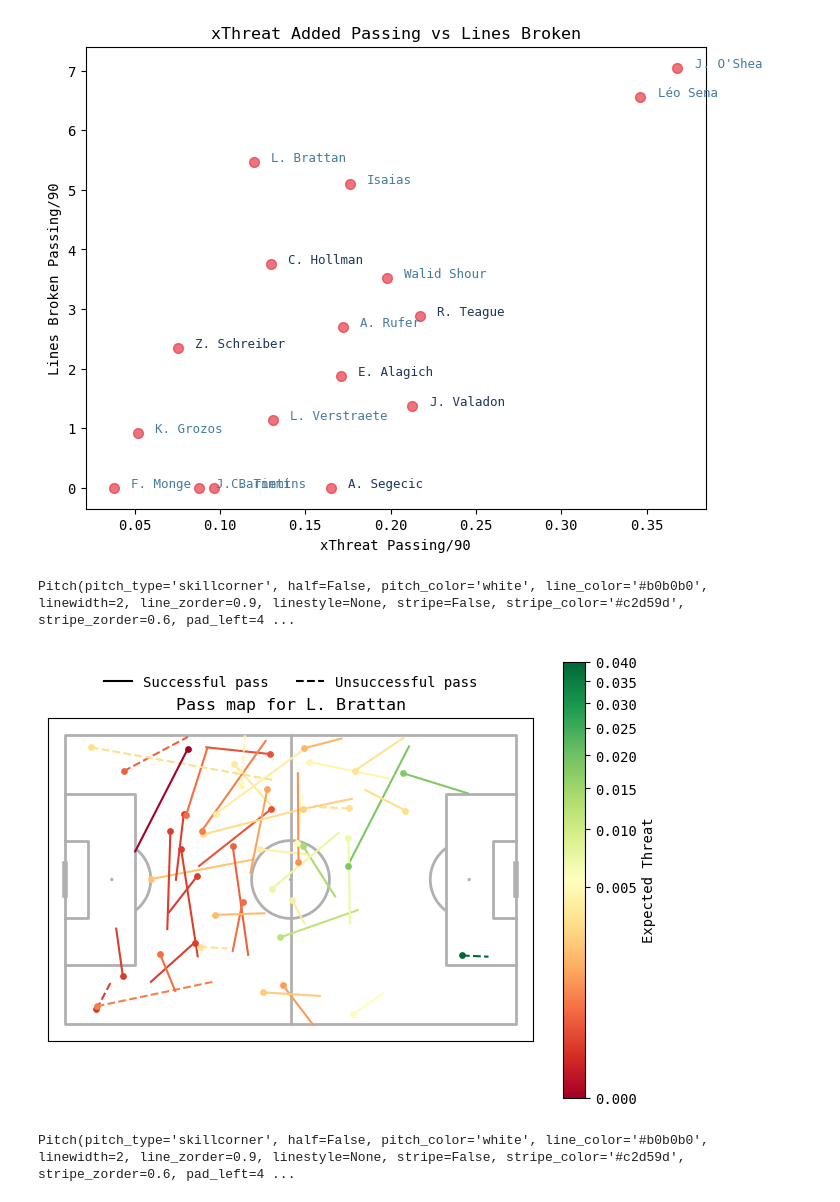
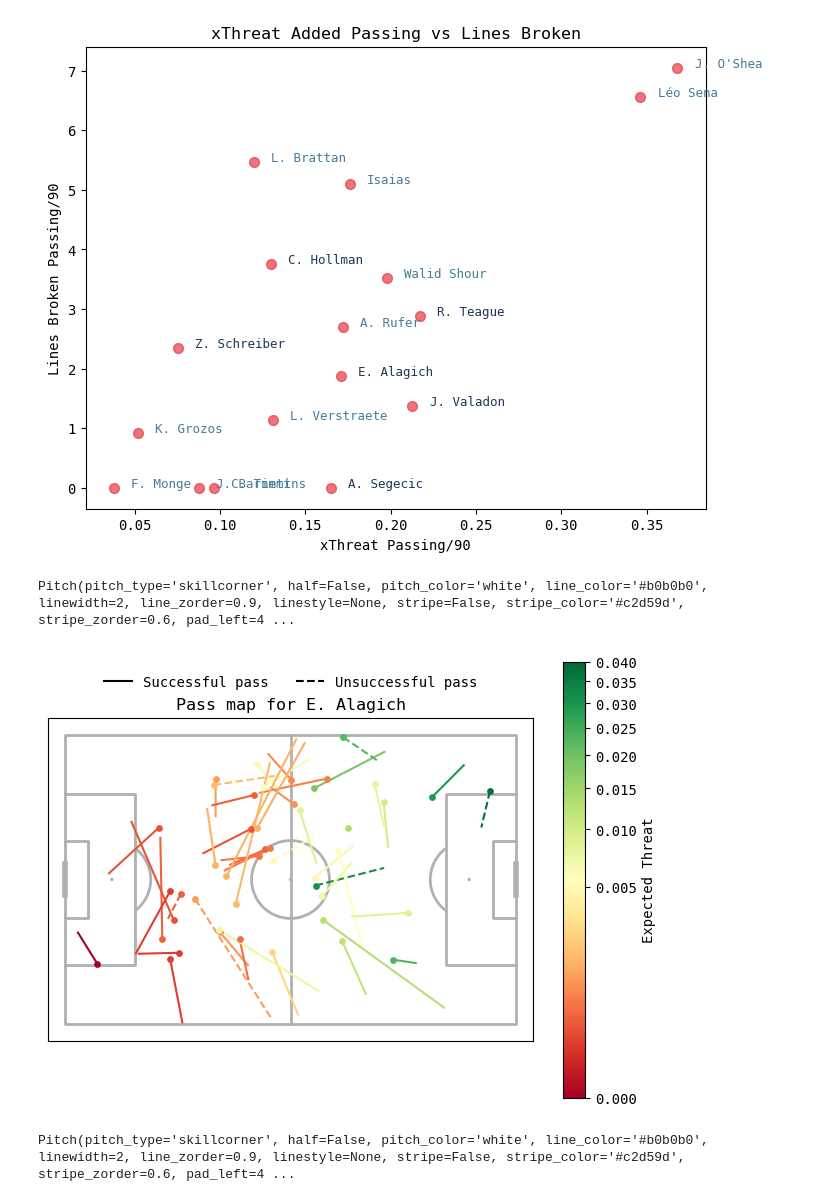
Before and after one commit to nkrackeler30/ASIProj, a Jupyter notebook: Data/ASIProj.ipynb, the cells around one changed output. Cells and saved outputs as stored; diff of their text form; code cells hidden in the pictures.

```diff
--- a/Data/ASIProj.ipynb
+++ b/Data/ASIProj.ipynb
@@ -1388,12 +1414,12 @@ map
 # %%
 
 
-obj = ASIProjViz(df).get_xthreat_map_viz(51044)
+obj = ASIProjViz(df).get_xthreat_map_viz(560893)
 
 obj
 # %% [output]
 Pitch(pitch_type='skillcorner', half=False, pitch_color='white', line_color='#b0b0b0', linewidth=2, line_zorder=0.9, linestyle=None, stripe=False, stripe_color='#c2d59d', stripe_zorder=0.6, pad_left=4 ...
-[figure, old version]
+[figure, new version]
 # %%
 obj = ASIProjViz(df).get_xthreat_map_viz(159688)
 
```
Also changed, not shown: parts of 12 cells of this notebook.
